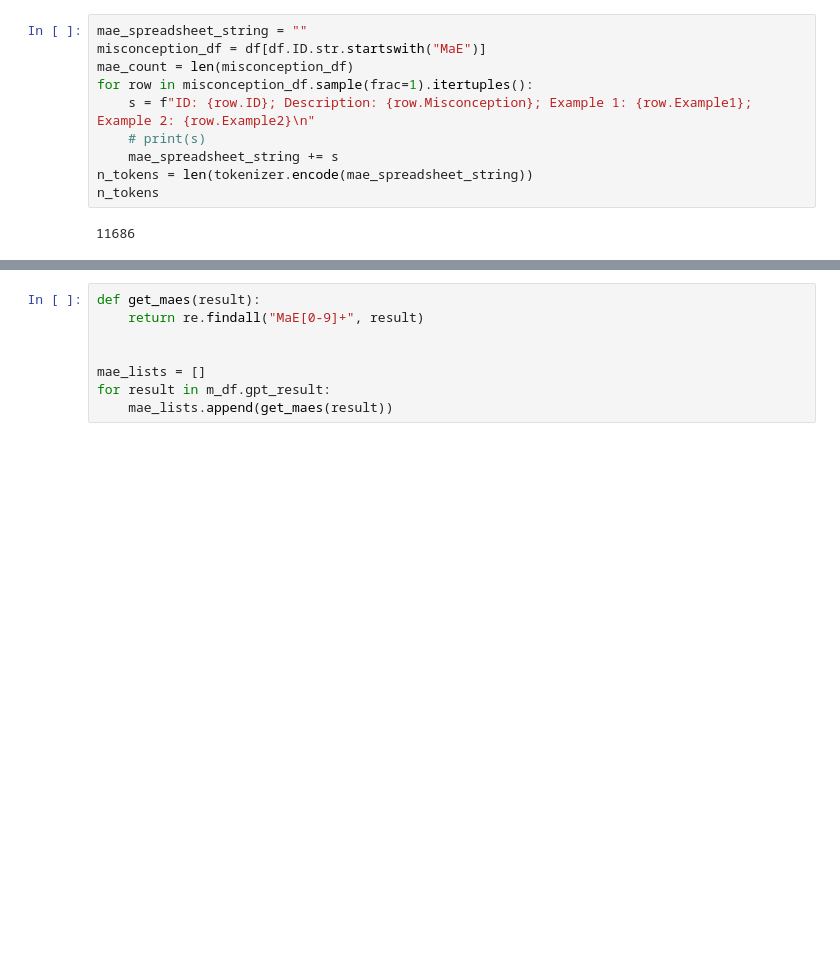
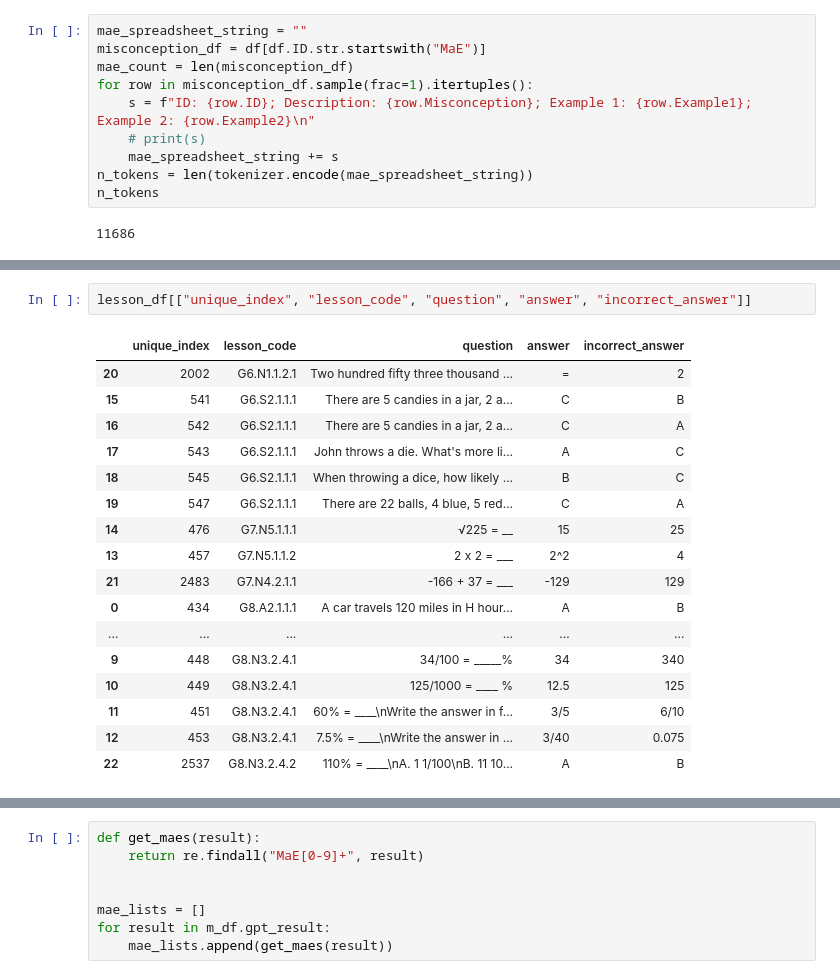
Before and after one commit to DigitalHarborFoundation/llm-math-education, a Jupyter notebook: notebook/MisconceptionData.ipynb, the cells around one changed output, grey strips where cells are left out. Cells and saved outputs as stored; diff of their text form; blank space fills up the shorter version.

```diff
--- a/notebook/MisconceptionData.ipynb
+++ b/notebook/MisconceptionData.ipynb
@@ -189,3 +117,23 @@ row.question
+# %%
+lesson_df[["unique_index", "lesson_code", "question", "answer", "incorrect_answer"]]
+# %% [output]
+|  | unique_index | lesson_code | question | answer | incorrect_answer |
+| 20 | 2002 | G6.N1.1.2.1 | Two hundred fifty three thousand ... | = | 2 |
+| 15 | 541 | G6.S2.1.1.1 | There are 5 candies in a jar, 2 a... | C | B |
+| 16 | 542 | G6.S2.1.1.1 | There are 5 candies in a jar, 2 a... | C | A |
+| 17 | 543 | G6.S2.1.1.1 | John throws a die. What's more li... | A | C |
+| 18 | 545 | G6.S2.1.1.1 | When throwing a dice, how likely ... | B | C |
+| 19 | 547 | G6.S2.1.1.1 | There are 22 balls, 4 blue, 5 red... | C | A |
+| 14 | 476 | G7.N5.1.1.1 | √225 = __ | 15 | 25 |
+| 13 | 457 | G7.N5.1.1.2 | 2 x 2 = ___ | 2^2 | 4 |
+| 21 | 2483 | G7.N4.2.1.1 | -166 + 37 = ___ | -129 | 129 |
+| 0 | 434 | G8.A2.1.1.1 | A car travels 120 miles in H hour... | A | B |
+| ... | ... | ... | ... | ... | ... |
+| 9 | 448 | G8.N3.2.4.1 | 34/100 = _____% | 34 | 340 |
+| 10 | 449 | G8.N3.2.4.1 | 125/1000 = ____ % | 12.5 | 125 |
+| 11 | 451 | G8.N3.2.4.1 | 60% = ____\nWrite the answer in f... | 3/5 | 6/10 |
+| 12 | 453 | G8.N3.2.4.1 | 7.5% = ____\nWrite the answer in ... | 3/40 | 0.075 |
+| 22 | 2537 | G8.N3.2.4.2 | 110% = ____\nA. 1 1/100\nB. 11 10... | A | B |
 # %%
 model = "gpt-3.5-turbo-16k"
 prompt = """I’ll give you a spreadsheet with a list of MaEs.
```
Also changed, not shown: parts of 23 cells of this notebook, 7 other files.
